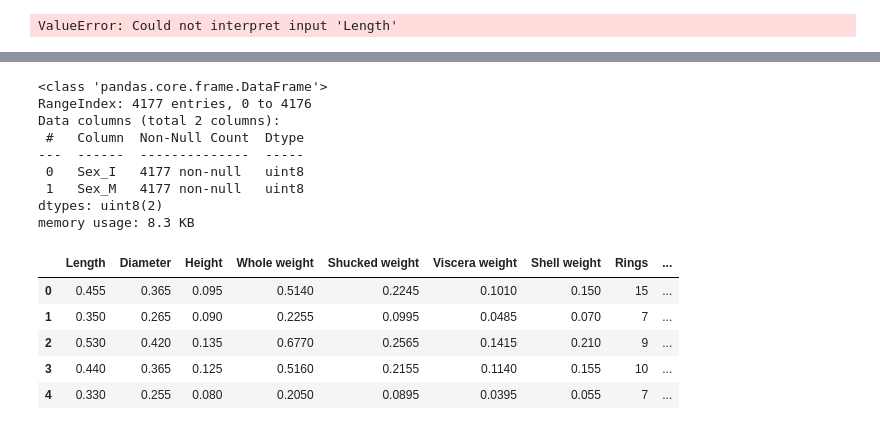
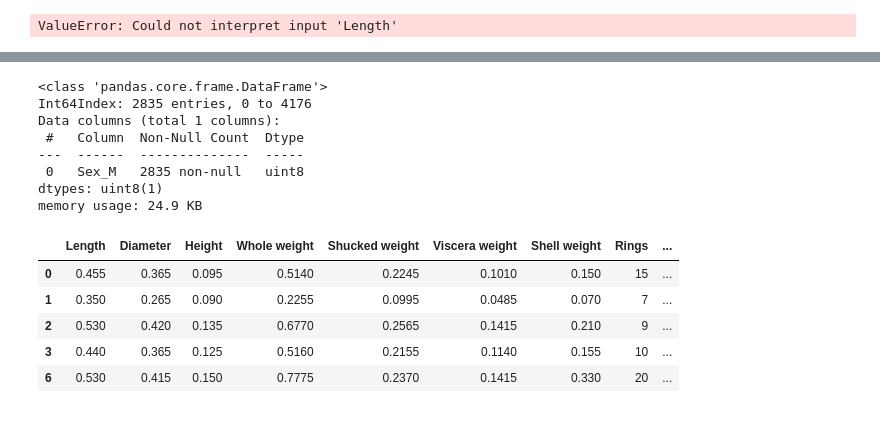
Before and after one commit to sateesh12/bin_utils, a Jupyter notebook: Logistics_Regression.ipynb, the cells around one changed output, grey strips where cells are left out. Drawn from its saved outputs; the diff is of its cells as text; code cells hidden in the pictures.

Commit message:
Data is now ready for ML modelling.

```diff
--- a/Logistics_Regression.ipynb
+++ b/Logistics_Regression.ipynb
@@ -110,3 +110,7 @@ sns.boxplot(x='Sex', y='Length', data=df)
 plt.show()
 # %% [output]
 ValueError: Could not interpret input 'Length'
+# %%
+#Remove all rows whose Sex value is I, this is because I represents Infant and this can neither be used for training or testing.
+new_df = df[df.Sex != 'I']
+print(new_df)
@@ -115,7 +137,7 @@ ValueError: Could not interpret input 'Length'
 #Select the variables to be one-hot encoded
 one_hot_features = ['Sex']
 # Convert categorical variables into dummy/indicator variables (i.e. one-hot encoding).
-one_hot_encoded = pd.get_dummies(df[one_hot_features],drop_first=True)
+one_hot_encoded = pd.get_dummies(new_df[one_hot_features],drop_first=True)
 one_hot_encoded.info(verbose=True, memory_usage=True, null_counts=True)
 # %% [output]
 <class 'pandas.core.frame.DataFrame'>
@@ -151,23 +171,22 @@ memory usage: 298.0+ KB
 one_hot_encoded.info()
 # %% [output]
 <class 'pandas.core.frame.DataFrame'>
-RangeIndex: 4177 entries, 0 to 4176
-Data columns (total 2 columns):
+Int64Index: 2835 entries, 0 to 4176
+Data columns (total 1 columns):
  #   Column  Non-Null Count  Dtype
 ---  ------  --------------  -----
- 0   Sex_I   4177 non-null   uint8
- 1   Sex_M   4177 non-null   uint8
-dtypes: uint8(2)
-memory usage: 8.3 KB
+ 0   Sex_M   2835 non-null   uint8
+dtypes: uint8(1)
+memory usage: 24.9 KB
 # %%
 # Replacing categorical columns with dummies
-fdf = df.drop(one_hot_features,axis=1)
+fdf = new_df.drop(one_hot_features,axis=1)
 fdf = pd.concat([fdf, one_hot_encoded] ,axis=1)
 fdf.head()
 # %% [output]
 |  | Length | Diameter | Height | Whole weight | Shucked weight | Viscera weight | Shell weight | Rings | ... |
 | 0 | 0.455 | 0.365 | 0.095 | 0.5140 | 0.2245 | 0.1010 | 0.150 | 15 | ... |
 | 1 | 0.350 | 0.265 | 0.090 | 0.2255 | 0.0995 | 0.0485 | 0.070 | 7 | ... |
 | 2 | 0.530 | 0.420 | 0.135 | 0.6770 | 0.2565 | 0.1415 | 0.210 | 9 | ... |
 | 3 | 0.440 | 0.365 | 0.125 | 0.5160 | 0.2155 | 0.1140 | 0.155 | 10 | ... |
-| 4 | 0.330 | 0.255 | 0.080 | 0.2050 | 0.0895 | 0.0395 | 0.055 | 7 | ... |
+| 6 | 0.530 | 0.415 | 0.150 | 0.7775 | 0.2370 | 0.1415 | 0.330 | 20 | ... |
```
Also changed, not shown: parts of 3 cells of this notebook.
